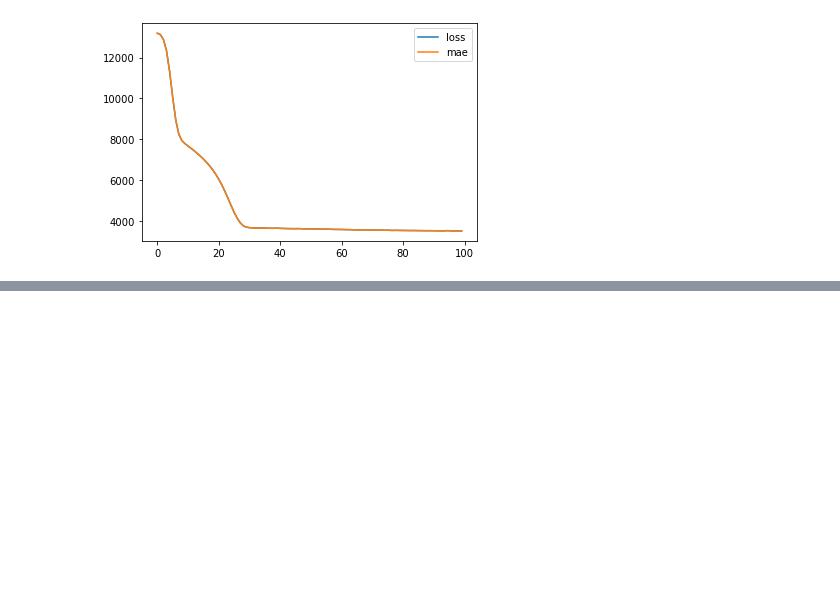
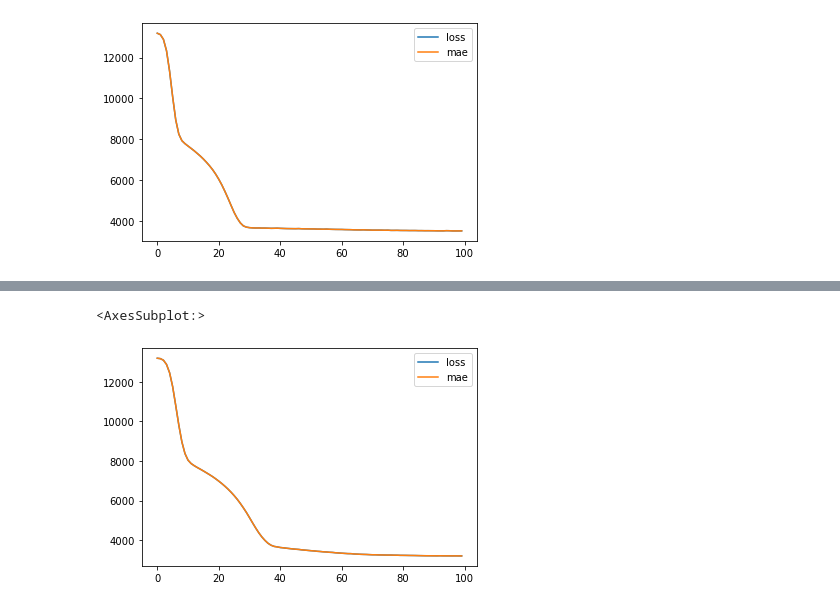
Before and after one commit to gabrieltorres519/Curso_ML_Python_Programador_IA, a Jupyter notebook: 8_Redes_Neuronales/1_NN_Regresión.ipynb, the cells around one changed output, grey strips where cells are left out. Cells and saved outputs as stored; diff of their text form; code cells hidden in the pictures; blank space fills up the shorter version.

Commit message:
55) Redes Neuronales: Ejemplo final agregando función de activación relu, con una pequeña mejora en el mse

```diff
--- a/8_Redes_Neuronales/1_NN_Regresión.ipynb
+++ b/8_Redes_Neuronales/1_NN_Regresión.ipynb
@@ -213,3 +213,14 @@ pd.DataFrame(history.history).plot() # Usando el historico del entrenamiento o f
 # %% [output]
 <AxesSubplot:>
 [figure]
+# %%
+# (3) Configuración con más de una neurona en capa oculta y cambiando función de activación (correr como tercer ejemplo en lugar de (1) y (2))
+tf.random.set_seed(42)
+
+model = Sequential([
+    Dense(256, input_shape= (11,), activation='relu'),# Múltiplos de 8 como estándar en capas ocultas
+    Dense(64, activation='relu'), # Si el outuput de la capa anterior es 256 el input de la siguiente será el mismo número, se define un output de 64
+    Dense(1, activation='relu') # Ya que queremos que la salida de la red neuronal sea úna salida simple de 1 lo definimos
+]) # A nuestra red neuronal se le pasa un array de capas, sequential va a tener toda la arquitectura de capas
+
+model.summary() # Dará el detalle de la arquitectura de la red neuronal creada
@@ -215,0 +243,8 @@ pd.DataFrame(history.history).plot() # Usando el historico del entrenamiento o f
+# %%
+# Con el optimizador Adam se encuentra un mejor resultado que con SDG u otros, por lo que se dejará ese igual
+model.compile(
+    loss=tf.keras.losses.mae,
+    optimizer=tf.keras.optimizers.Adam(),
+    metrics=['mae']) # Compilación del modelo según la definición de arquitectura antes de iniciar su entrenamiento
+# %%
+history = model.fit(X_train, y_train, epochs=100) # Épocas es la cantidad de veces que yo quiero que se ejecute o entrene éste modelo
@@ -215,0 +274,5 @@ pd.DataFrame(history.history).plot() # Usando el historico del entrenamiento o f
+# %%
+pd.DataFrame(history.history).plot() # Usando el historico del entrenamiento o fit veremos cómo fue cambiando el error cuadrático medio con las épocas
+# %% [output]
+<AxesSubplot:>
+[figure, added]
```
Also changed, not shown: parts of 3 cells of this notebook.
